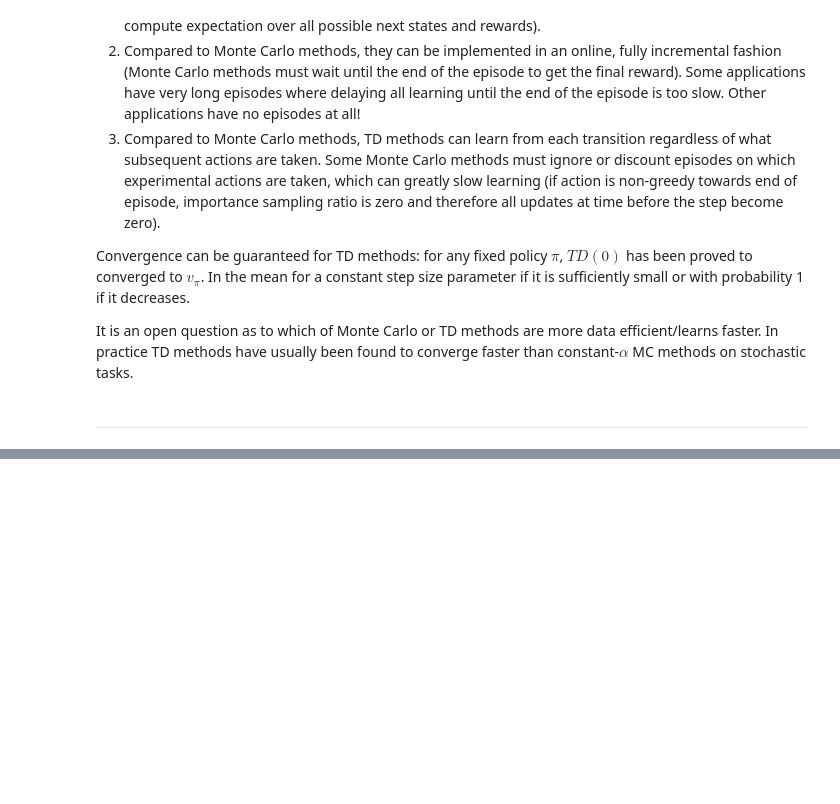
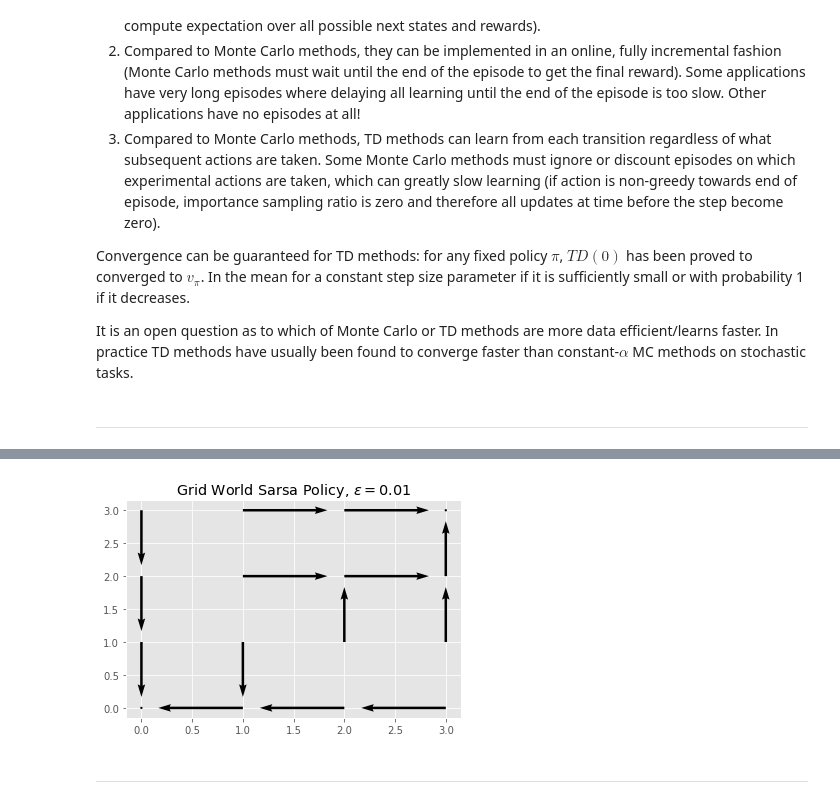
Before and after one commit to samgd/rl, a Jupyter notebook: rl_book_notes/part_1/5_temporal-difference_learning.ipynb, the cells around one changed output, grey strips where cells are left out. Drawn from its saved outputs; the diff is of its cells as text; code cells hidden in the pictures; blank space fills up the shorter version.

Commit message:
Sarsa and grid world policy

```diff
--- a/rl_book_notes/part_1/5_temporal-difference_learning.ipynb
+++ b/rl_book_notes/part_1/5_temporal-difference_learning.ipynb
@@ -448,0 +615,47 @@ plt.show()
+# %%
+gw_state_actions = {state: list(GWAction) for state in gw_states}
+# %%
+epsilon = 0.01
+
+action_values = sarsa_on_policy_td_control(
+    state_actions=gw_state_actions,
+    init_state=gw_init_state,
+    is_terminal=gw_is_terminal,
+    simulate=gw_simulate,
+    n_episode=int(1e6),
+    alpha=0.0001,
+    epsilon=epsilon,
+    gamma=1.0
+)
+# %%
+quiver_xs = list(range(4))
+quiver_ys = list(range(4))
+
+us = np.zeros((4, 4))
+vs = np.zeros((4, 4))
+
+for row in range(4):
+    for col in range(4):
+        state = 4*row + col
+        if gw_is_terminal[state]:
+            continue
+
+        act_vals = action_values[state]
+        greedy_act = max(act_vals.items(), key=lambda av: av[1])[0]
+
+        if greedy_act == GWAction.LEFT:
+            us[row][col] = -1
+        elif greedy_act == GWAction.RIGHT:
+            us[row][col] = 1
+        elif greedy_act == GWAction.UP:
+            vs[row][col] = -1
+        elif greedy_act == GWAction.DOWN:
+            vs[row][col] = 1
+
+plt.quiver(quiver_xs, quiver_ys, us, vs, scale_units="xy", scale=1.2)
+plt.title(f"Grid World Sarsa Policy, $\epsilon = {epsilon}$")
+plt.show()
+# %% [output]
+[figure, added]
+# %% [markdown]
+---
```
Also changed, not shown: parts of 16 cells of this notebook.
